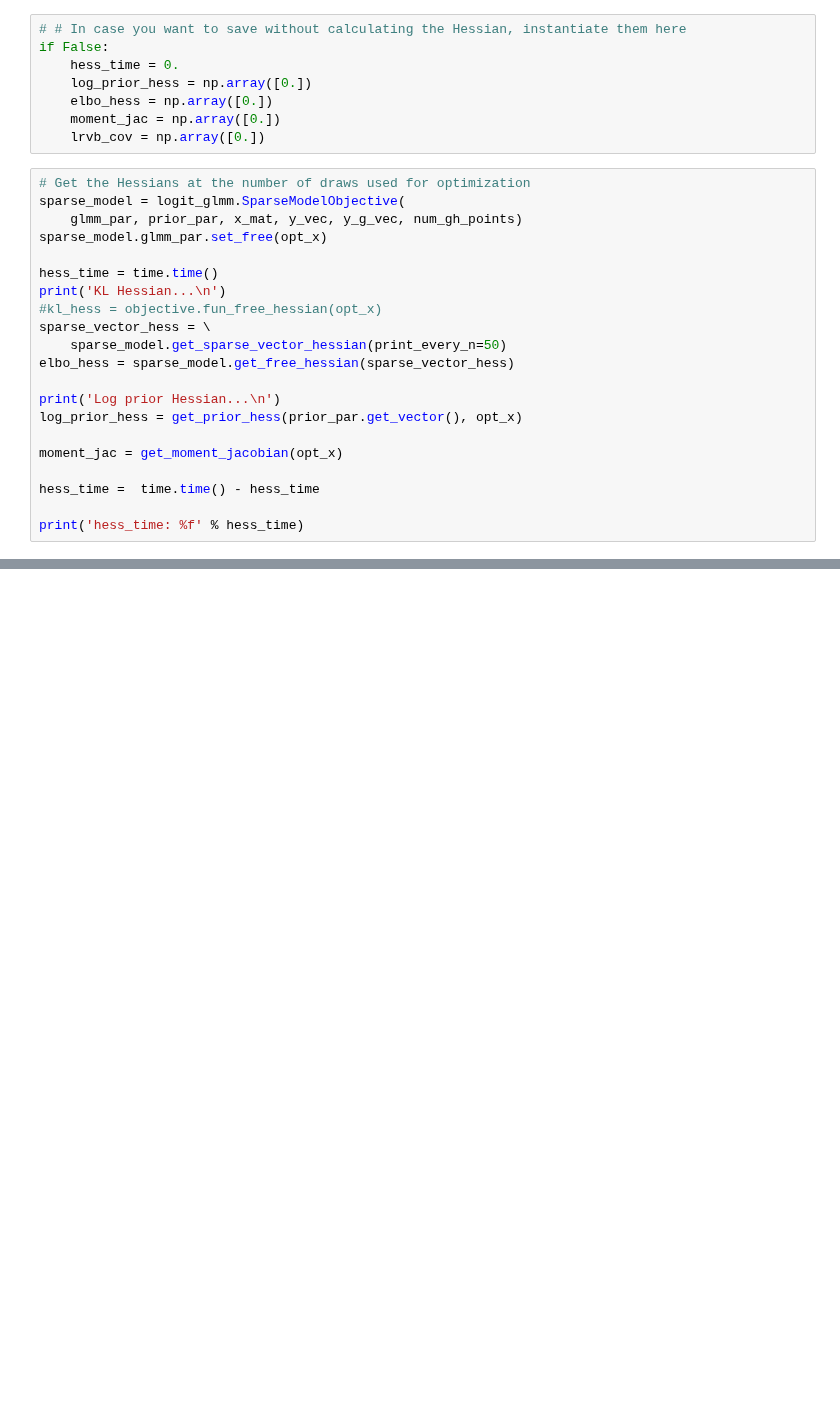
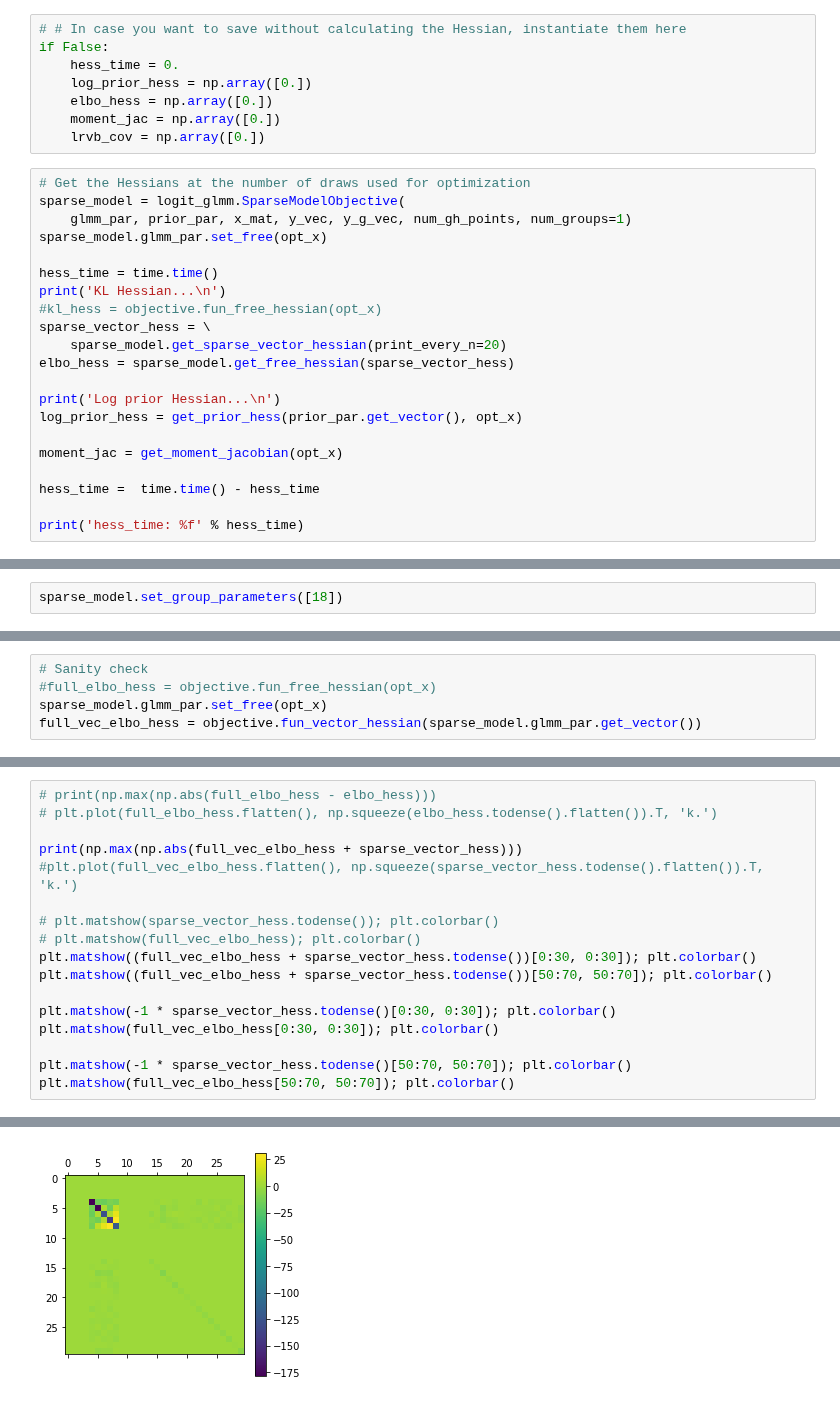
Before and after one commit to rgiordan/LinearResponseVariationalBayes.py, a Jupyter notebook: Models/LogisticGLMM/LogisticGLMM.ipynb, the cells around one changed output, grey strips where cells are left out. Drawn from its saved outputs; the diff is of its cells as text; blank space fills up the shorter version.

```diff
--- a/Models/LogisticGLMM/LogisticGLMM.ipynb
+++ b/Models/LogisticGLMM/LogisticGLMM.ipynb
@@ -267,14 +267,14 @@ if False:
 # %%
 # Get the Hessians at the number of draws used for optimization
 sparse_model = logit_glmm.SparseModelObjective(
-    glmm_par, prior_par, x_mat, y_vec, y_g_vec, num_gh_points)
+    glmm_par, prior_par, x_mat, y_vec, y_g_vec, num_gh_points, num_groups=1)
 sparse_model.glmm_par.set_free(opt_x)
 
 hess_time = time.time()
 print('KL Hessian...\n')
 #kl_hess = objective.fun_free_hessian(opt_x)
 sparse_vector_hess = \
-    sparse_model.get_sparse_vector_hessian(print_every_n=50)
+    sparse_model.get_sparse_vector_hessian(print_every_n=20)
 elbo_hess = sparse_model.get_free_hessian(sparse_vector_hess)
 
 print('Log prior Hessian...\n')
@@ -300,0 +304,2 @@ hess_time: 8.649890
+# %%
+sparse_model.set_group_parameters([18])
@@ -451,0 +330,5 @@ print(np.max(np.abs(hess_col + elbo_hess[hess_ind, :])))
+# %%
+# Sanity check
+#full_elbo_hess = objective.fun_free_hessian(opt_x)
+sparse_model.glmm_par.set_free(opt_x)
+full_vec_elbo_hess = objective.fun_vector_hessian(sparse_model.glmm_par.get_vector())
@@ -451,0 +364,18 @@ print(np.max(np.abs(hess_col + elbo_hess[hess_ind, :])))
+# %%
+# print(np.max(np.abs(full_elbo_hess - elbo_hess)))
+# plt.plot(full_elbo_hess.flatten(), np.squeeze(elbo_hess.todense().flatten()).T, 'k.')
+
+print(np.max(np.abs(full_vec_elbo_hess + sparse_vector_hess)))
+#plt.plot(full_vec_elbo_hess.flatten(), np.squeeze(sparse_vector_hess.todense().flatten()).T, 'k.')
+
+# plt.matshow(sparse_vector_hess.todense()); plt.colorbar()
+# plt.matshow(full_vec_elbo_hess); plt.colorbar()
+plt.matshow((full_vec_elbo_hess + sparse_vector_hess.todense())[0:30, 0:30]); plt.colorbar()
+plt.matshow((full_vec_elbo_hess + sparse_vector_hess.todense())[50:70, 50:70]); plt.colorbar()
+
+plt.matshow(-1 * sparse_vector_hess.todense()[0:30, 0:30]); plt.colorbar()
+plt.matshow(full_vec_elbo_hess[0:30, 0:30]); plt.colorbar()
+
+plt.matshow(-1 * sparse_vector_hess.todense()[50:70, 50:70]); plt.colorbar()
+plt.matshow(full_vec_elbo_hess[50:70, 50:70]); plt.colorbar()
+# %% [output]
@@ -451,0 +384 @@ print(np.max(np.abs(hess_col + elbo_hess[hess_ind, :])))
+[figure, added]
```
Also changed, not shown: parts of 15 cells of this notebook, 3 other files.
